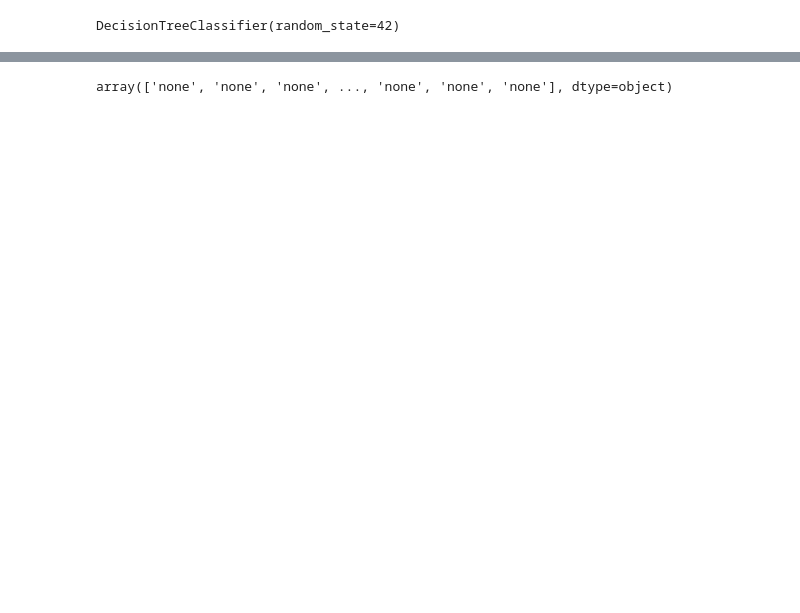
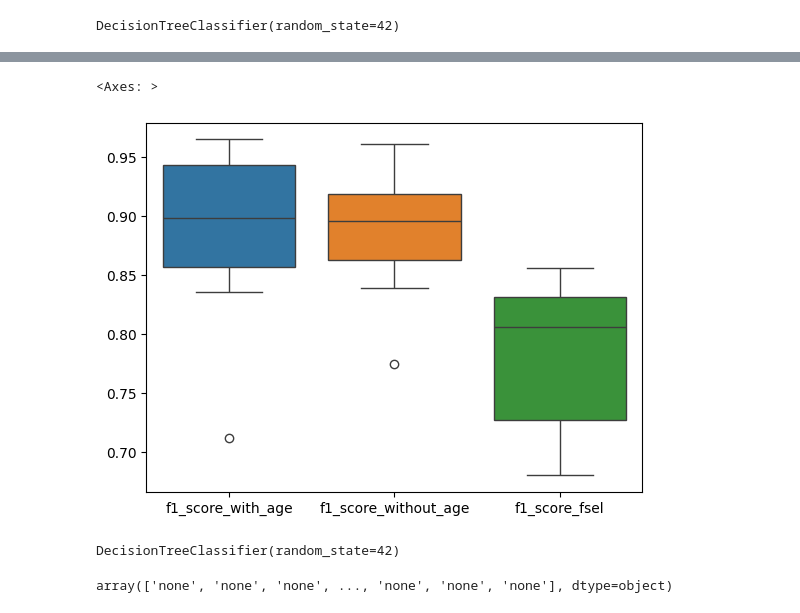
Before and after one commit to NamaWho/idiot, a Jupyter notebook: coap-actuator/ml/ml.ipynb, the cells around one changed output, grey strips where cells are left out. Saved outputs shown, nothing was run; the diff lists cells and outputs as text; code cells hidden in the pictures; blank space fills up the shorter version.

```diff
--- a/coap-actuator/ml/ml.ipynb
+++ b/coap-actuator/ml/ml.ipynb
@@ -72,0 +384,3 @@ test_y = data.loc[data['datetime'] > first_test_date, 'failure']
+# %%
+# Try to fit a model with these features
+df_fsel = df_noAge.loc[:,['datetime','failure','voltmean_24h','rotatemean_24h','vibrationmean_24h','error1count','error2count','error3count','error4count','error5count']]
@@ -72,0 +403,24 @@ test_y = data.loc[data['datetime'] > first_test_date, 'failure']
+# %%
+
+scores = []
+
+# Get the target column
+target = df_fsel.failure
+
+df = df_fsel.drop(columns='failure')
+
+for train_index, test_index in tscv.split(data):
+    print("TRAIN:", train_index, "TEST:", test_index)
+
+    X_train, X_test = df.drop(columns='datetime').iloc[train_index], df.drop(columns='datetime').iloc[test_index]
+
+    y_train, y_test = target.iloc[train_index], target.iloc[test_index]
+
+    # Train a model on the training data and evaluate it on the test data
+    clf.fit(X_train, y_train)
+    y_pred = clf.predict(X_test)
+
+    # use the f-measure as a metric
+    scores.append(f1_score(y_test, y_pred, average='macro'))
+
+print(scores)
@@ -72,0 +439,4 @@ test_y = data.loc[data['datetime'] > first_test_date, 'failure']
+# %%
+# Add the scores to the data frame
+scores_df['f1_score_fsel'] = scores
+scores_df
@@ -72,0 +455,12 @@ test_y = data.loc[data['datetime'] > first_test_date, 'failure']
+# %%
+# Import matplotlib
+import matplotlib.pyplot as plt
+
+# Import seaborn
+import seaborn as sns
+
+# Create a boxplot
+sns.boxplot(data=scores_df)
+# %% [output]
+<Axes: >
+[figure, added]
@@ -72,0 +475,4 @@ test_y = data.loc[data['datetime'] > first_test_date, 'failure']
+# %%
+clf.fit(train_X, train_y)
+# %% [output]
+DecisionTreeClassifier(random_state=42)
```
Also changed, not shown: parts of 36 cells of this notebook, 1 other file.
